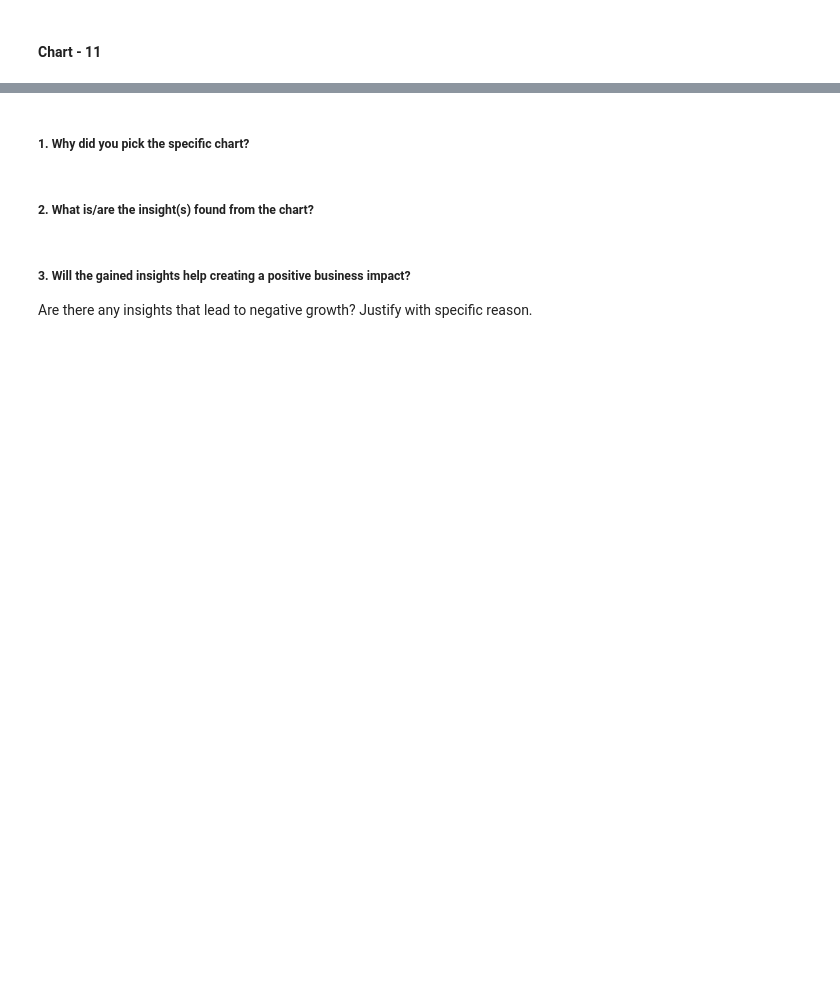
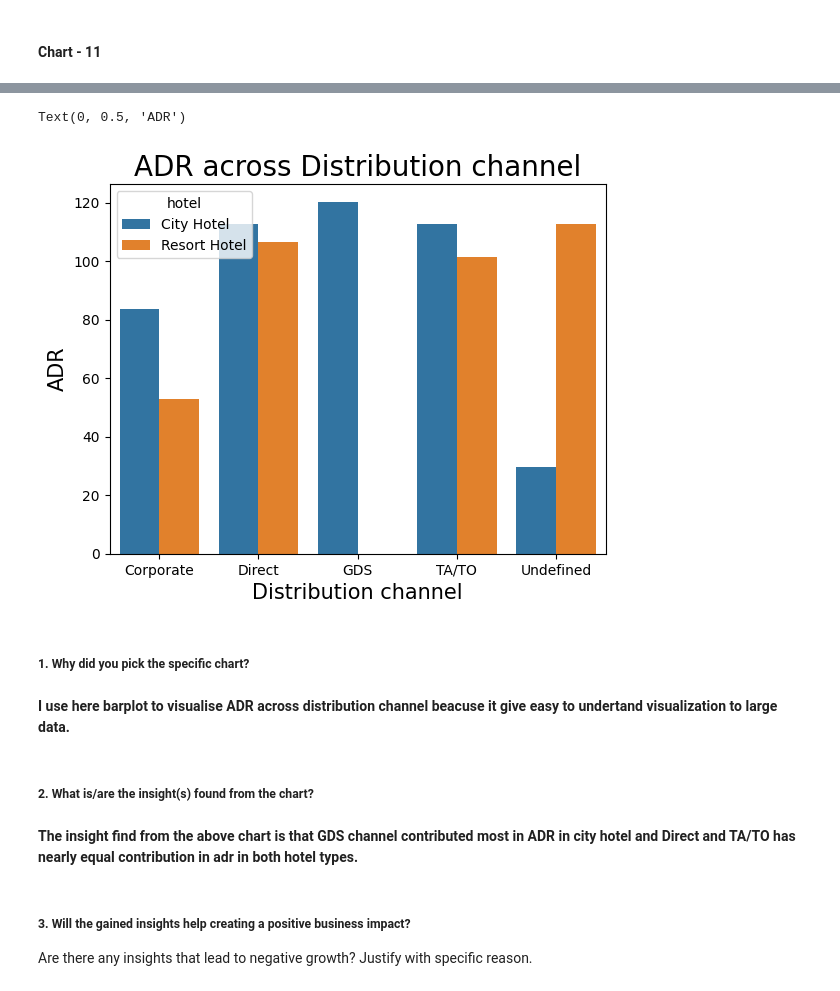
Before and after one commit to meenakshimalik433/Hotel-Booking-Analysis, a Jupyter notebook: Capstone_project_Hotel_Booking_Analysis.ipynb, the cells around one changed output, grey strips where cells are left out. Cells and saved outputs as stored; diff of their text form; code cells hidden in the pictures; blank space fills up the shorter version.

```diff
--- a/Capstone_project_Hotel_Booking_Analysis.ipynb
+++ b/Capstone_project_Hotel_Booking_Analysis.ipynb
@@ -846,0 +840,4 @@ Text(0, 0.5, 'Waiting time')
+# %%
+# Chart - 11 visualization
+distribution_channel = new_hotel_df.groupby(['distribution_channel','hotel'])['adr'].mean().reset_index()
+distribution_channel
@@ -847,7 +855,20 @@ Text(0, 0.5, 'Waiting time')
+# %%
+# Visualization by using barplot
+sns.barplot(x='distribution_channel',y='adr',data=distribution_channel,hue='hotel')
+plt.title('ADR across Distribution channel', fontsize=20)
+plt.xlabel('Distribution channel',fontsize=15)
+plt.ylabel('ADR', fontsize=15)
+# %% [output]
+Text(0, 0.5, 'ADR')
+[figure, added]
 # %% [markdown]
 ##### 1. Why did you pick the specific chart?
+# %% [markdown]
+**I use here barplot to visualise ADR across distribution channel beacuse it give easy to undertand visualization to large data.**
 # %% [markdown]
 ##### 2. What is/are the insight(s) found from the chart?
+# %% [markdown]
+**The insight find from the above chart is that GDS channel contributed most in ADR in city hotel and Direct and TA/TO has nearly equal contribution in adr in both hotel types.**
 # %% [markdown]
 ##### 3. Will the gained insights help creating a positive business impact?
 Are there any insights that lead to negative growth? Justify with specific reason.
```
Also changed, not shown: parts of 44 cells of this notebook.
